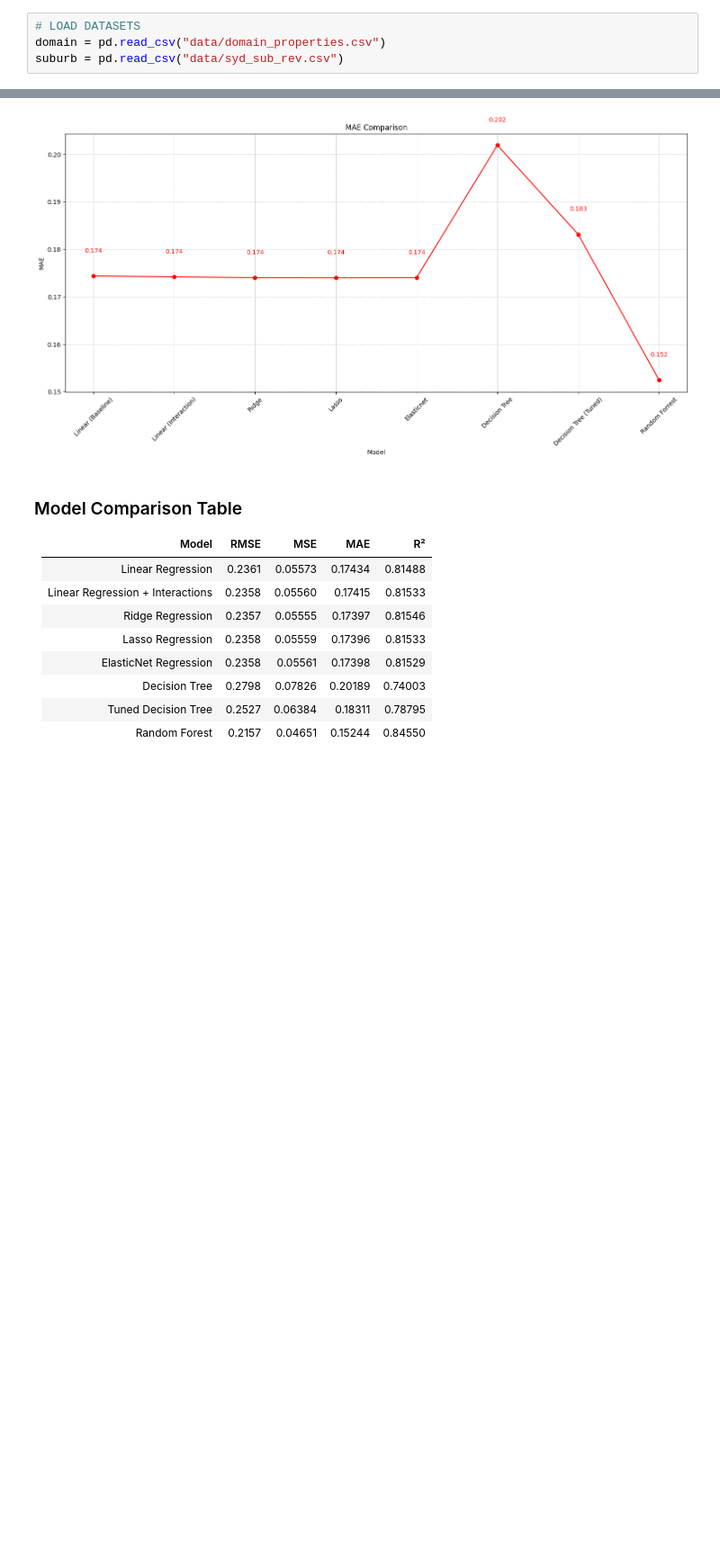
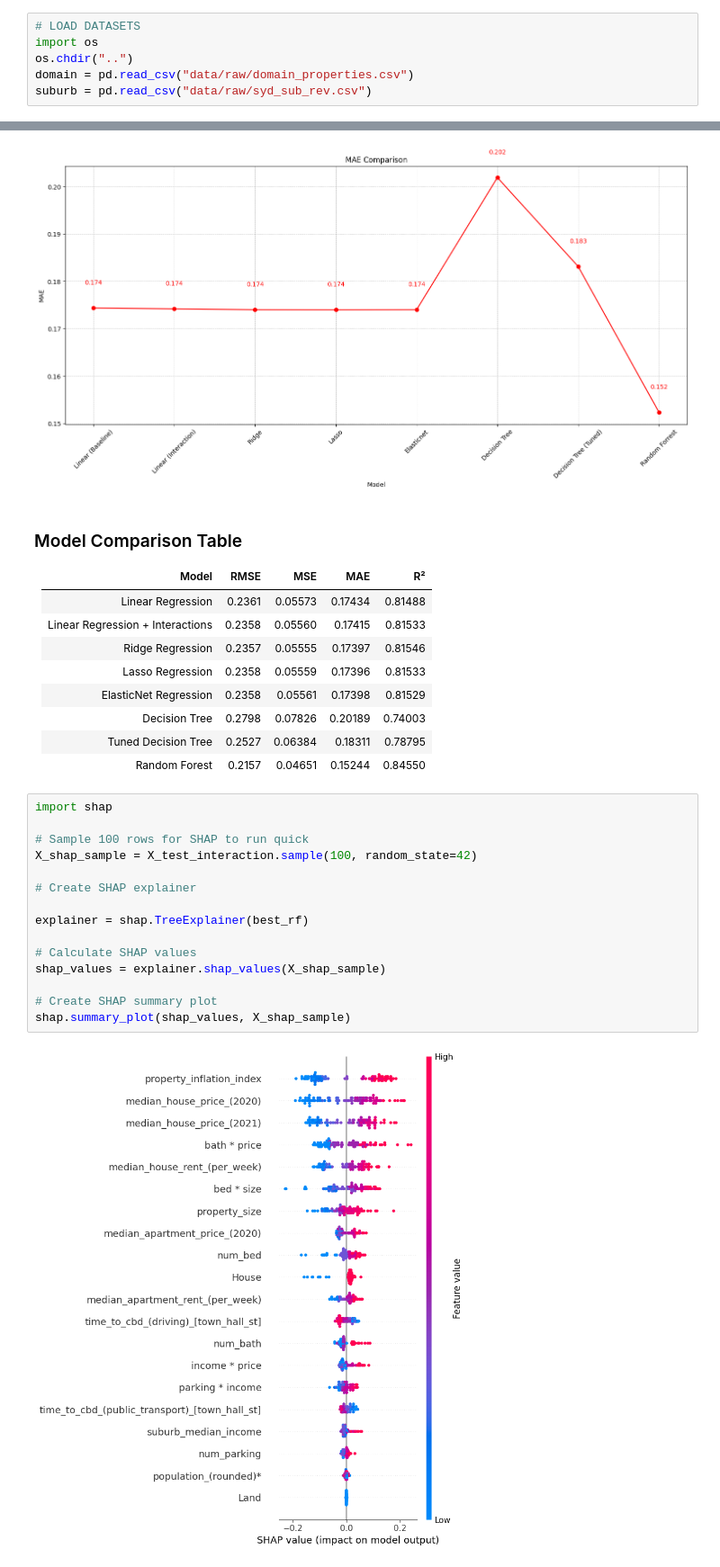
Before and after one commit to atharvakatkar/Sydney-House-Price-Predictor, a Jupyter notebook: notebooks/house_price_predictions.ipynb, the cells around one changed output, grey strips where cells are left out. Shown at 90% size. Cells and saved outputs as stored; diff of their text form; blank space fills up the shorter version.

Commit message:
feat: add joblib model saving, SHAP analysis and residual analysis

```diff
--- a/notebooks/house_price_predictions.ipynb
+++ b/notebooks/house_price_predictions.ipynb
@@ -30,8 +30,10 @@ warnings.filterwarnings("ignore")
 ### Data Import
 # %%
 # LOAD DATASETS
-domain = pd.read_csv("data/domain_properties.csv")
-suburb = pd.read_csv("data/syd_sub_rev.csv")
+import os
+os.chdir("..")
+domain = pd.read_csv("data/raw/domain_properties.csv")
+suburb = pd.read_csv("data/raw/syd_sub_rev.csv")
 # %%
 # CHECKING DATA
 print("Domain Properties\n")
@@ -1210,3 +1221,20 @@ for title, config in metrics.items():
 | Decision Tree                    | 0.2798 | 0.07826 | 0.20189 | 0.74003 |
 | Tuned Decision Tree              | 0.2527 | 0.06384 | 0.18311 | 0.78795 |
 | Random Forest                    | 0.2157 | 0.04651 | 0.15244 | 0.84550 |
+# %%
+import shap
+
+# Sample 100 rows for SHAP to run quick
+X_shap_sample = X_test_interaction.sample(100, random_state=42)
+
+# Create SHAP explainer
+
+explainer = shap.TreeExplainer(best_rf)
+
+# Calculate SHAP values
+shap_values = explainer.shap_values(X_shap_sample)
+
+# Create SHAP summary plot
+shap.summary_plot(shap_values, X_shap_sample)
+# %% [output]
+[figure, added]
```
Also changed, not shown: parts of 12 cells of this notebook, 1 other file.
